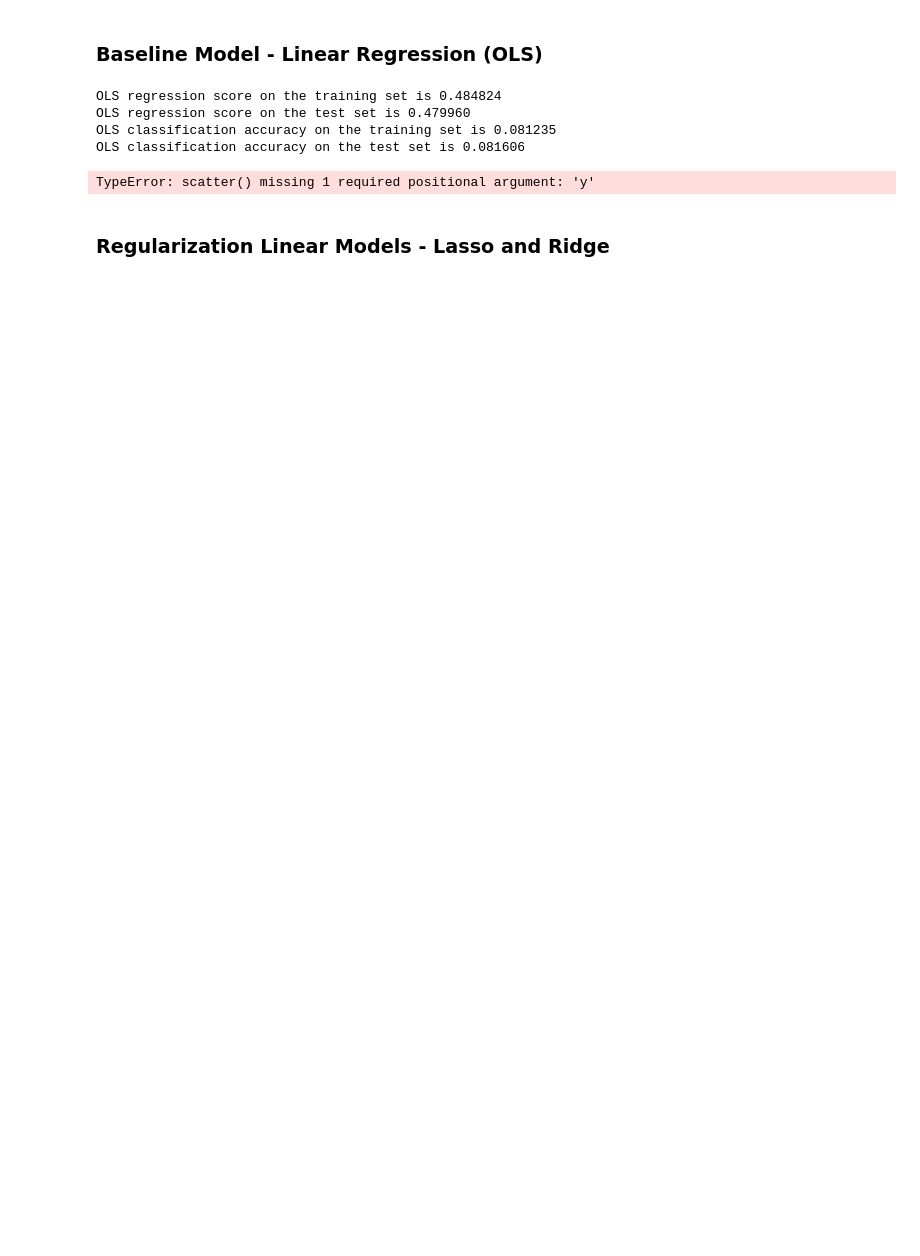
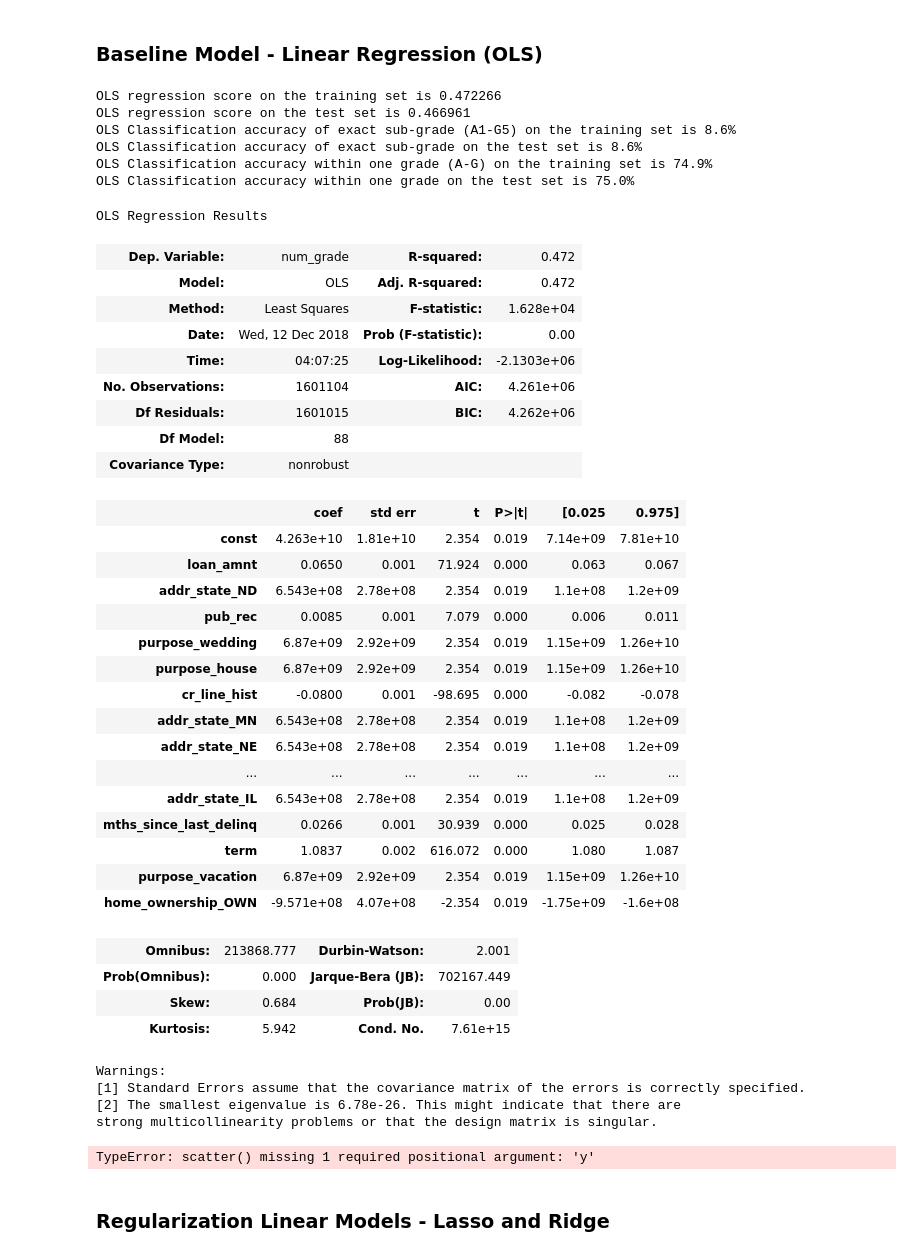
Before and after one commit to tmaounis/cs109a-LendingClub, a Jupyter notebook: models.ipynb, the cells around one changed output. Cells and saved outputs as stored; diff of their text form; code cells hidden in the pictures; blank space fills up the shorter version.

```diff
--- a/models.ipynb
+++ b/models.ipynb
@@ -325,18 +364,66 @@ OLS_train_pred = model_OLS.predict(X_train)
 OLS_test_pred = model_OLS.predict(X_test)
 # %%
 score_OLS_train = r2_score(y_train,OLS_train_pred)
-score_OLS_test = r2_score(y_test, OLS_test_pred)
+score_OLS_test = r2_score(y_test,OLS_test_pred)
+# mse_OLS_train = sm.tools.eval_measures.mse( y_train,OLS_train_pred)
+# mse_OLS_test = sm.tools.eval_measures.mse( y_test, OLS_test_pred)
 acc_OLS_train = accuracy_score(y_train_class,OLS_train_pred.apply(num_to_subgrade))
 acc_OLS_test = accuracy_score(y_test_class, OLS_test_pred.apply(num_to_subgrade))
+acc_OLS_grade_train = acc_within_delta(y_train,OLS_train_pred, 1)
+acc_OLS_grade_test = acc_within_delta(y_test,OLS_test_pred, 1)
+
 print('OLS regression score on the training set is %.6f'%score_OLS_train)
 print('OLS regression score on the test set is %.6f'%score_OLS_test)
-print('OLS classification accuracy on the training set is %.6f'%acc_OLS_train)
-print('OLS classification accuracy on the test set is %.6f'%acc_OLS_test)
+#print('OLS mean squared error on the training set is %.6f'%mse_OLS_train)
+#print('OLS mean squared error on the test set is %.6f'%mse_OLS_test)
+print('OLS Classification accuracy of exact sub-grade (A1-G5) on the training set is {0:.1%}'.format(acc_OLS_train))
+print('OLS Classification accuracy of exact sub-grade on the test set is {0:.1%}'.format(acc_OLS_test))
+print('OLS Classification accuracy within one grade (A-G) on the training set is {0:.1%}'.format(acc_OLS_grade_train))
+print('OLS Classification accuracy within one grade on the test set is {0:.1%}'.format(acc_OLS_grade_test))
 # %% [output]
-OLS regression score on the training set is 0.484824
-OLS regression score on the test set is 0.479960
-OLS classification accuracy on the training set is 0.081235
-OLS classification accuracy on the test set is 0.081606
+OLS regression score on the training set is 0.472266
+OLS regression score on the test set is 0.466961
+OLS Classification accuracy of exact sub-grade (A1-G5) on the training set is 8.6%
+OLS Classification accuracy of exact sub-grade on the test set is 8.6%
+OLS Classification accuracy within one grade (A-G) on the training set is 74.9%
+OLS Classification accuracy within one grade on the test set is 75.0%
+# %%
+model_OLS.summary()
+# %% [output]
+OLS Regression Results
+| Dep. Variable: | num_grade | R-squared: | 0.472 |
+| Model: | OLS | Adj. R-squared: | 0.472 |
+| Method: | Least Squares | F-statistic: | 1.628e+04 |
+| Date: | Wed, 12 Dec 2018 | Prob (F-statistic): | 0.00 |
+| Time: | 04:07:25 | Log-Likelihood: | -2.1303e+06 |
+| No. Observations: | 1601104 | AIC: | 4.261e+06 |
+| Df Residuals: | 1601015 | BIC: | 4.262e+06 |
+| Df Model: | 88 |  |  |
+| Covariance Type: | nonrobust |  |  |
+|  | coef | std err | t | P>|t| | [0.025 | 0.975] |
+| const | 4.263e+10 | 1.81e+10 | 2.354 | 0.019 | 7.14e+09 | 7.81e+10 |
+| loan_amnt | 0.0650 | 0.001 | 71.924 | 0.000 | 0.063 | 0.067 |
+| addr_state_ND | 6.543e+08 | 2.78e+08 | 2.354 | 0.019 | 1.1e+08 | 1.2e+09 |
+| pub_rec | 0.0085 | 0.001 | 7.079 | 0.000 | 0.006 | 0.011 |
+| purpose_wedding | 6.87e+09 | 2.92e+09 | 2.354 | 0.019 | 1.15e+09 | 1.26e+10 |
+| purpose_house | 6.87e+09 | 2.92e+09 | 2.354 | 0.019 | 1.15e+09 | 1.26e+10 |
+| cr_line_hist | -0.0800 | 0.001 | -98.695 | 0.000 | -0.082 | -0.078 |
+| addr_state_MN | 6.543e+08 | 2.78e+08 | 2.354 | 0.019 | 1.1e+08 | 1.2e+09 |
+| addr_state_NE | 6.543e+08 | 2.78e+08 | 2.354 | 0.019 | 1.1e+08 | 1.2e+09 |
+| ... | ... | ... | ... | ... | ... | ... |
+| addr_state_IL | 6.543e+08 | 2.78e+08 | 2.354 | 0.019 | 1.1e+08 | 1.2e+09 |
+| mths_since_last_delinq | 0.0266 | 0.001 | 30.939 | 0.000 | 0.025 | 0.028 |
+| term | 1.0837 | 0.002 | 616.072 | 0.000 | 1.080 | 1.087 |
+| purpose_vacation | 6.87e+09 | 2.92e+09 | 2.354 | 0.019 | 1.15e+09 | 1.26e+10 |
+| home_ownership_OWN | -9.571e+08 | 4.07e+08 | -2.354 | 0.019 | -1.75e+09 | -1.6e+08 |
+| Omnibus: | 213868.777 | Durbin-Watson: | 2.001 |
+| Prob(Omnibus): | 0.000 | Jarque-Bera (JB): | 702167.449 |
+| Skew: | 0.684 | Prob(JB): | 0.00 |
+| Kurtosis: | 5.942 | Cond. No. | 7.61e+15 |
+Warnings:
+[1] Standard Errors assume that the covariance matrix of the errors is correctly specified.
+[2] The smallest eigenvalue is 6.78e-26. This might indicate that there are
+strong multicollinearity problems or that the design matrix is singular.
 # %%
 mpl.rcParams['agg.path.chunksize'] = 10000
 plt.scatter(OLS_test_pred)
```
Also changed, not shown: parts of 20 cells of this notebook.
